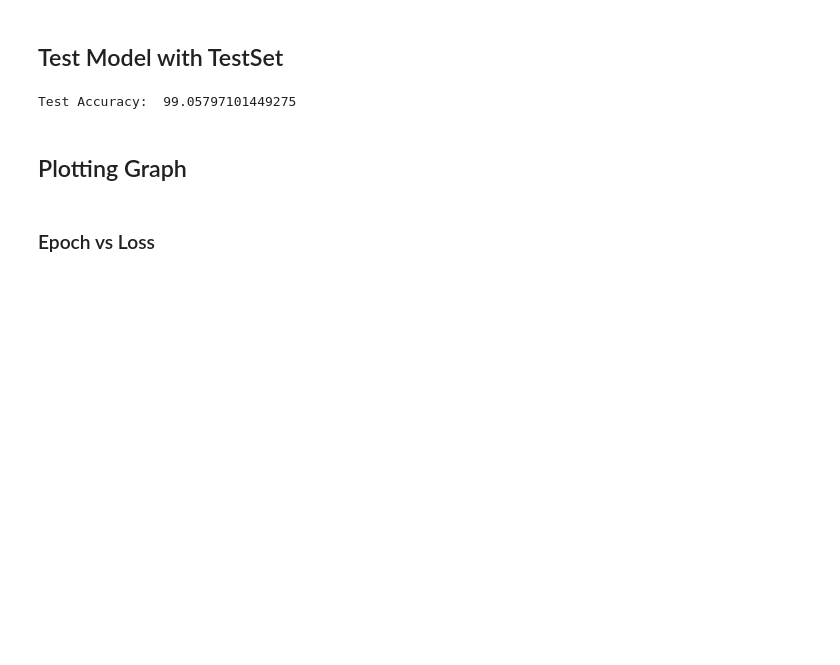
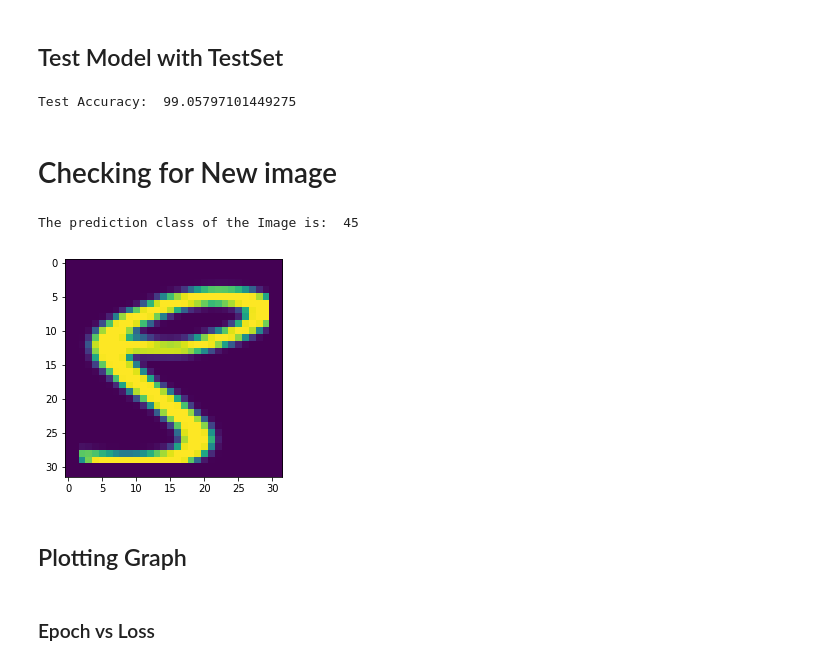
Before and after one commit to ashishsth7586/PyTorch, a Jupyter notebook: 03_devnagari_classification/DevanagariDatasetResNet50.ipynb, the cells around one changed output. Saved outputs shown, nothing was run; the diff lists cells and outputs as text; code cells hidden in the pictures; blank space fills up the shorter version.

```diff
--- a/03_devnagari_classification/DevanagariDatasetResNet50.ipynb
+++ b/03_devnagari_classification/DevanagariDatasetResNet50.ipynb
@@ -380,3 +387,5 @@ for i, (img, lbl) in enumerate(test_data_loader):
 print("Test Accuracy: ", correct/len(test_data_loader)*100)
 # %% [output]
 Test Accuracy:  99.05797101449275
+# %% [markdown]
+# Checking for New image
@@ -383,3 +394,30 @@ Test Accuracy:  99.05797101449275
+# %%
+img_path = "check/56844.png"
+
+image = Image.open(img_path)
+plt.imshow(image)
+# Transformation as defined above
+transform = transforms.Compose([
+  transforms.Grayscale(num_output_channels=3),
+  transforms.ToTensor(),
+  transforms.Normalize(mean = [0.485, 0.456, 0.406],
+                      std = [0.229, 0.224, 0.225])
+])
+# applying transformation to image
+imageTensor = transform(image)
+
+image = imageTensor.to(device)
+image.unsqueeze_(0)
+
+output = my_model.forward(image)
+
+max_val, prediction = torch.max(output.data, 1)
+
+print("The prediction class of the Image is: ", prediction.item())
+# Here class 45 is "nau"; model predicted correct.
+# %% [output]
+The prediction class of the Image is:  45
+[figure, added]
 # %%
 # Combining all the prediction to a single array for ploting confusion matrix
 all_prediction_array = []
```
Also changed, not shown: parts of 2 cells of this notebook.
